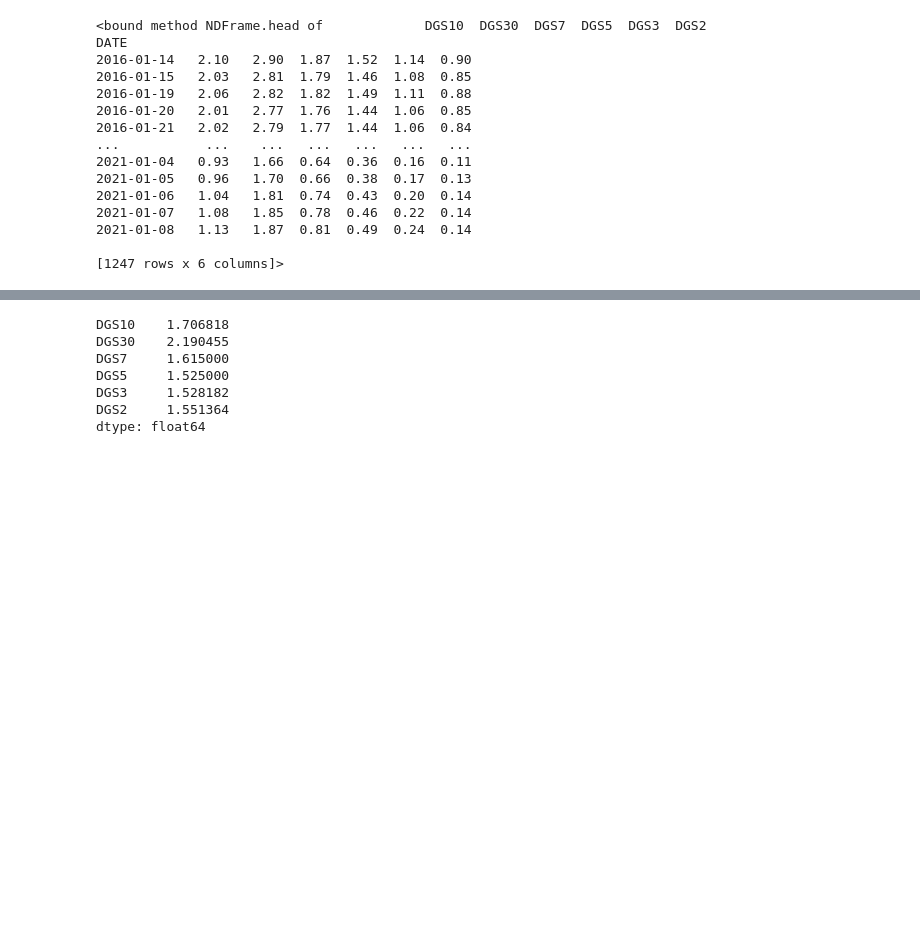
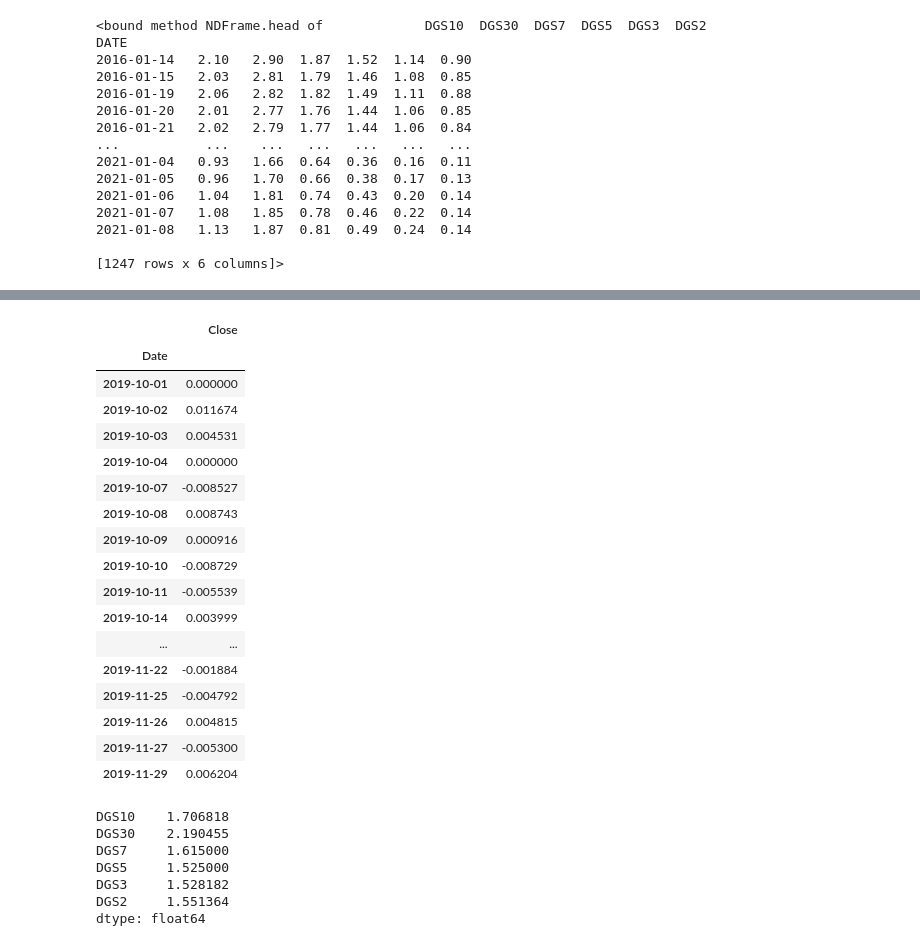
Before and after one commit to siddharth-agarwal/py-codespace, a Jupyter notebook: 610_GWP1.ipynb, the cells around one changed output, grey strips where cells are left out. Cells and saved outputs as stored; diff of their text form; code cells hidden in the pictures; blank space fills up the shorter version.

```diff
--- a/610_GWP1.ipynb
+++ b/610_GWP1.ipynb
@@ -52,3 +74,24 @@ DATE
+# %%
+series_gld.pct_change().fillna(0)
+# %% [output]
+|  | Close |
+| Date |  |
+| 2019-10-01 | 0.000000 |
+| 2019-10-02 | 0.011674 |
+| 2019-10-03 | 0.004531 |
+| 2019-10-04 | 0.000000 |
+| 2019-10-07 | -0.008527 |
+| 2019-10-08 | 0.008743 |
+| 2019-10-09 | 0.000916 |
+| 2019-10-10 | -0.008729 |
+| 2019-10-11 | -0.005539 |
+| 2019-10-14 | 0.003999 |
+| ... | ... |
+| 2019-11-22 | -0.001884 |
+| 2019-11-25 | -0.004792 |
+| 2019-11-26 | 0.004815 |
+| 2019-11-27 | -0.005300 |
+| 2019-11-29 | 0.006204 |
 # %%
 # 3.1 Avg yield for each benchmark security for October
 benchmark_secs['2019-10-01':'2019-10-31'].mean(axis=0)
```
Also changed, not shown: parts of 17 cells of this notebook.
